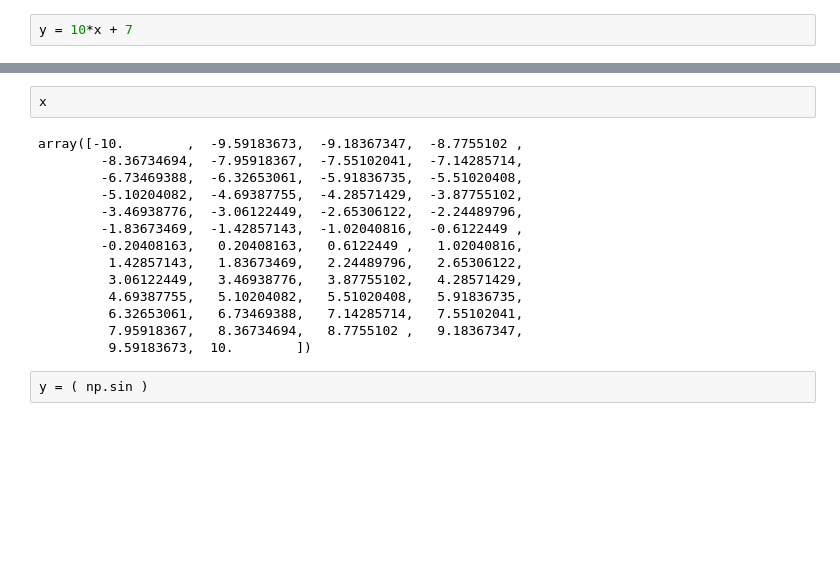
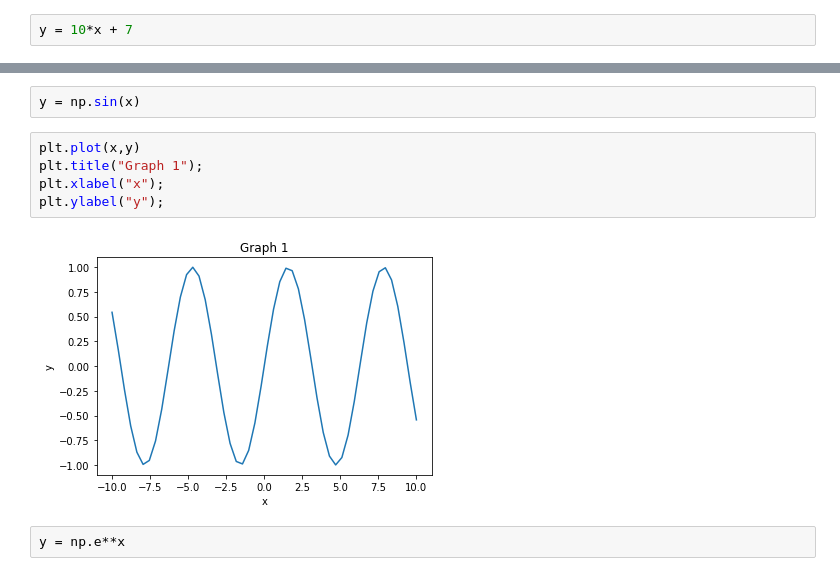
Before and after one commit to lexiwellen/Data-Science, a Jupyter notebook: Wellen_Lab_1.ipynb, the cells around one changed output, grey strips where cells are left out. Drawn from its saved outputs; the diff is of its cells as text; blank space fills up the shorter version.

```diff
--- a/Wellen_Lab_1.ipynb
+++ b/Wellen_Lab_1.ipynb
@@ -334,21 +326,14 @@ x = np.linspace(-10,10)
-# %%
-x
-# %% [output]
-array([-10.        ,  -9.59183673,  -9.18367347,  -8.7755102 ,
-        -8.36734694,  -7.95918367,  -7.55102041,  -7.14285714,
-        -6.73469388,  -6.32653061,  -5.91836735,  -5.51020408,
-        -5.10204082,  -4.69387755,  -4.28571429,  -3.87755102,
-        -3.46938776,  -3.06122449,  -2.65306122,  -2.24489796,
-        -1.83673469,  -1.42857143,  -1.02040816,  -0.6122449 ,
-        -0.20408163,   0.20408163,   0.6122449 ,   1.02040816,
-         1.42857143,   1.83673469,   2.24489796,   2.65306122,
-         3.06122449,   3.46938776,   3.87755102,   4.28571429,
-         4.69387755,   5.10204082,   5.51020408,   5.91836735,
-         6.32653061,   6.73469388,   7.14285714,   7.55102041,
-         7.95918367,   8.36734694,   8.7755102 ,   9.18367347,
-         9.59183673,  10.        ])
 # %%
-y = ( np.sin )
+y = np.sin(x)
+# %%
+plt.plot(x,y)
+plt.title("Graph 1");
+plt.xlabel("x");
+plt.ylabel("y");
+# %% [output]
+[figure, added]
+# %%
+y = np.e**x
 # %%
 plt.plot(x,y)
 # %% [output]
```
Also changed, not shown: parts of 15 cells of this notebook.
